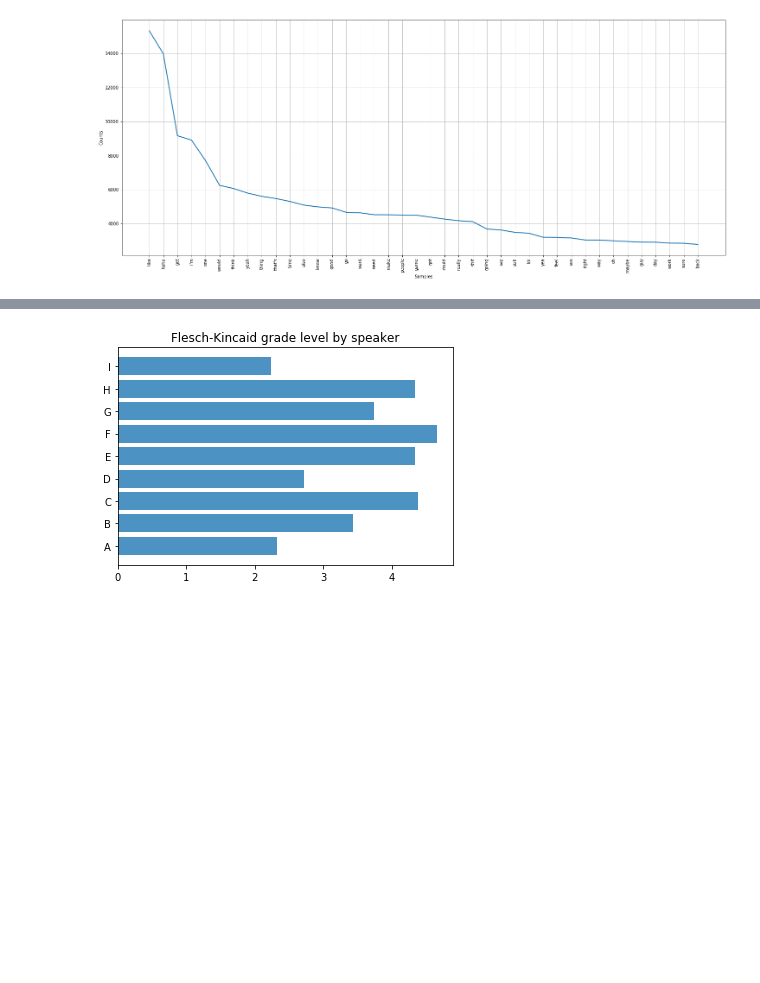
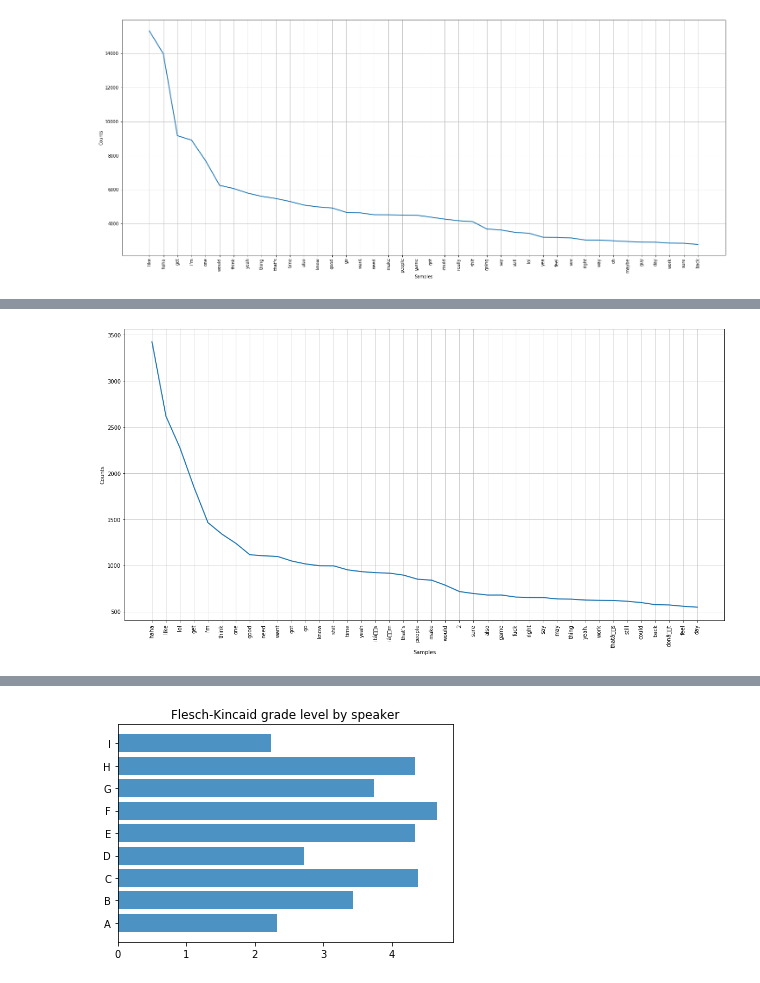
Before and after one commit to bpfrancis/projectsML, a Jupyter notebook: fbChat/analyze.ipynb, the cells around one changed output, grey strips where cells are left out. Cells and saved outputs as stored; diff of their text form; code cells hidden in the pictures; blank space fills up the shorter version.

```diff
--- a/fbChat/analyze.ipynb
+++ b/fbChat/analyze.ipynb
@@ -83,0 +98,6 @@ fig = freq.plot(40, cumulative = False)
+# %%
+freq = nltk.FreqDist(lemmatized_tokens['D'])
+plt.figure(figsize = (20, 10))
+freq.plot(40, cumulative = False)
+# %% [output]
+[figure, added]
```
Also changed, not shown: parts of 5 cells of this notebook.
